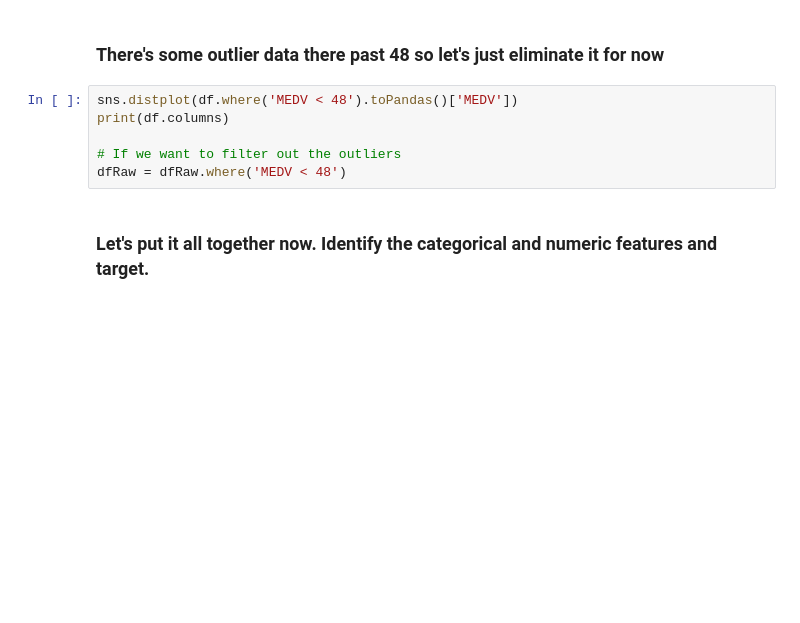
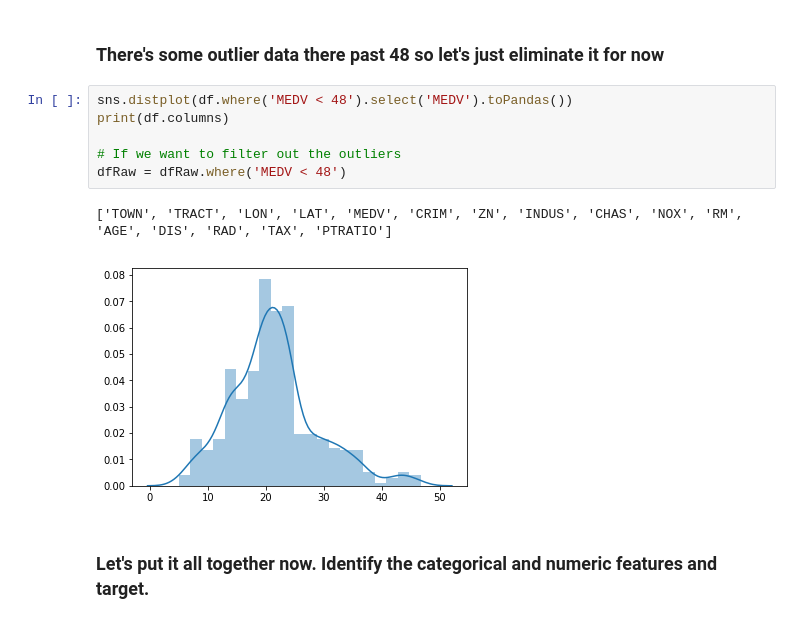
Before and after one commit to roitraining/SparkforDataScientists, a Jupyter notebook: Ch05_RegressionAnalysis.ipynb, the cells around one changed output. Cells and saved outputs as stored; diff of their text form; blank space fills up the shorter version.

```diff
--- a/Ch05_RegressionAnalysis.ipynb
+++ b/Ch05_RegressionAnalysis.ipynb
@@ -77,11 +223,14 @@ plt.show()
 # %% [markdown]
 ### There's some outlier data there past 48 so let's just eliminate it for now
 # %%
-sns.distplot(df.where('MEDV < 48').toPandas()['MEDV'])
+sns.distplot(df.where('MEDV < 48').select('MEDV').toPandas())
 print(df.columns)
 
 # If we want to filter out the outliers
 dfRaw = dfRaw.where('MEDV < 48')
+# %% [output]
+['TOWN', 'TRACT', 'LON', 'LAT', 'MEDV', 'CRIM', 'ZN', 'INDUS', 'CHAS', 'NOX', 'RM', 'AGE', 'DIS', 'RAD', 'TAX', 'PTRATIO']
+[figure, added]
 # %% [markdown]
 ### Let's put it all together now. Identify the categorical and numeric features and target.
 # %%
```
Also changed, not shown: parts of 18 cells of this notebook, 2 other files.
